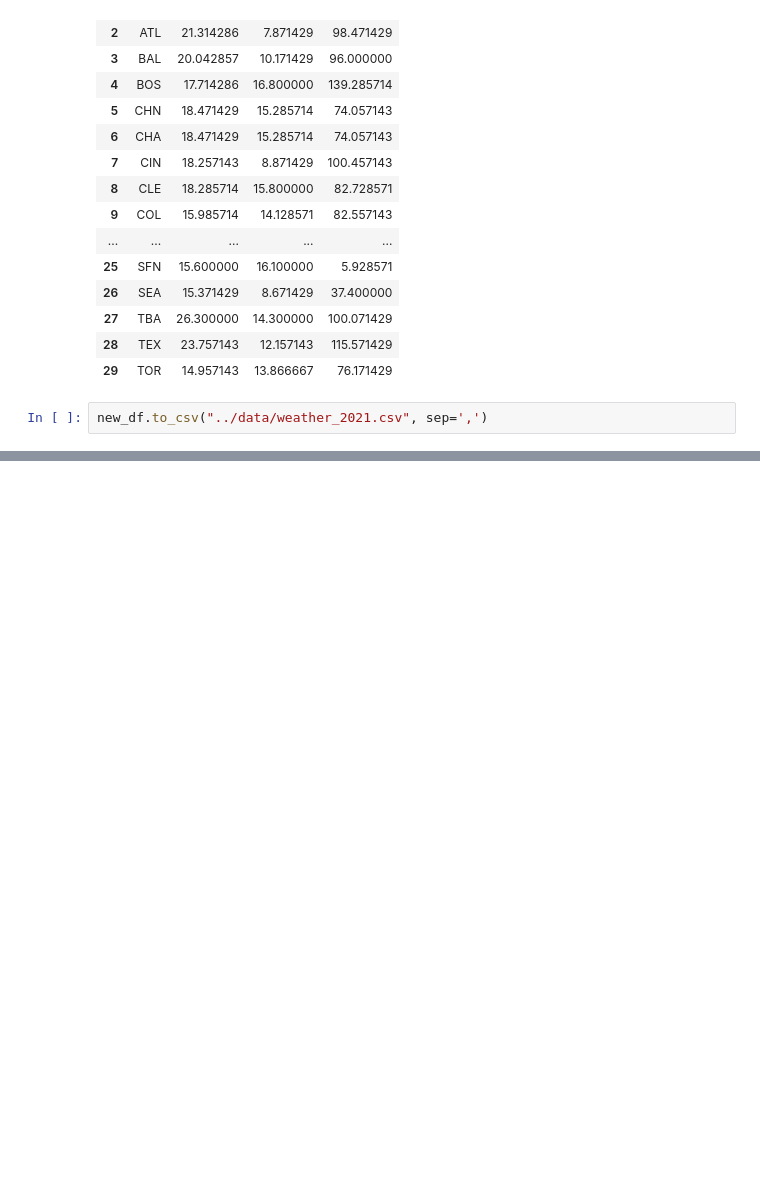
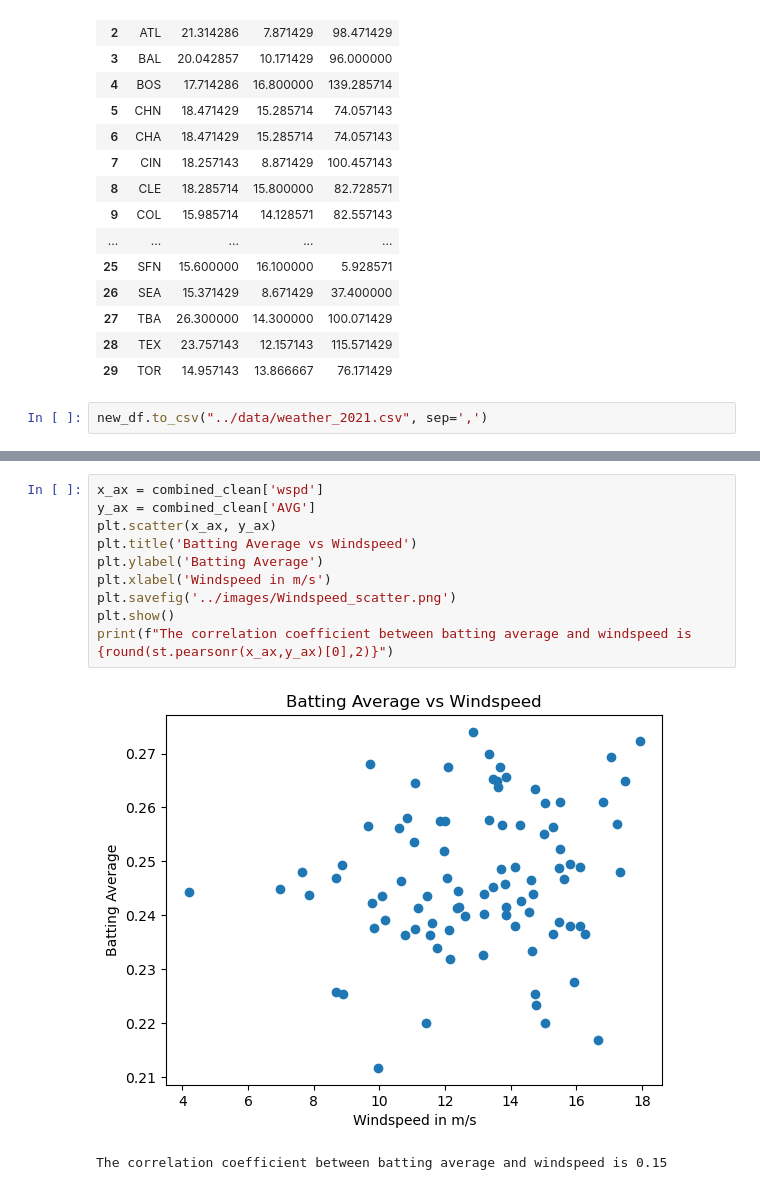
Before and after one commit to michaelgarv/Project_1, a Jupyter notebook: allens_analysis/weather_data.ipynb, the cells around one changed output, grey strips where cells are left out. Saved outputs shown, nothing was run; the diff lists cells and outputs as text; blank space fills up the shorter version.

```diff
--- a/allens_analysis/weather_data.ipynb
+++ b/allens_analysis/weather_data.ipynb
@@ -164,0 +202,13 @@ new_df.to_csv("../data/weather_2021.csv", sep=',')
+# %%
+x_ax = combined_clean['wspd']
+y_ax = combined_clean['AVG']
+plt.scatter(x_ax, y_ax)
+plt.title('Batting Average vs Windspeed')
+plt.ylabel('Batting Average')
+plt.xlabel('Windspeed in m/s')
+plt.savefig('../images/Windspeed_scatter.png')
+plt.show()
+print(f"The correlation coefficient between batting average and windspeed is {round(st.pearsonr(x_ax,y_ax)[0],2)}")
+# %% [output]
+[figure, added]
+The correlation coefficient between batting average and windspeed is 0.15
```
Also changed, not shown: parts of 6 cells of this notebook, 4 other files.
